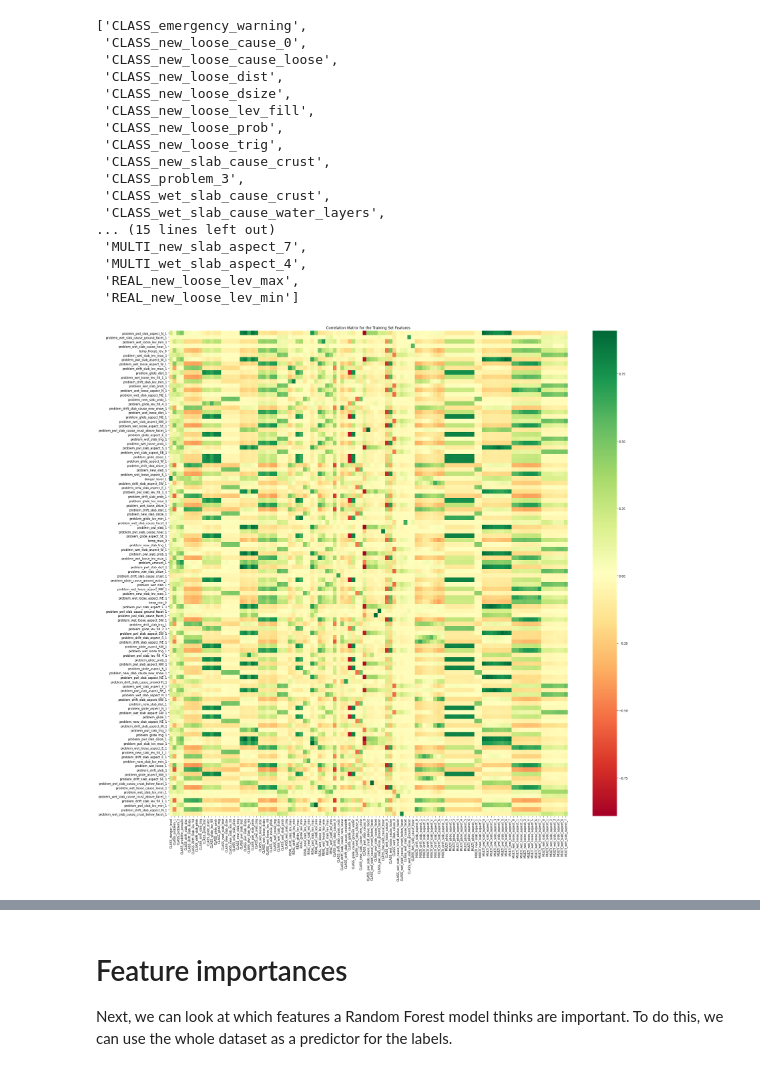
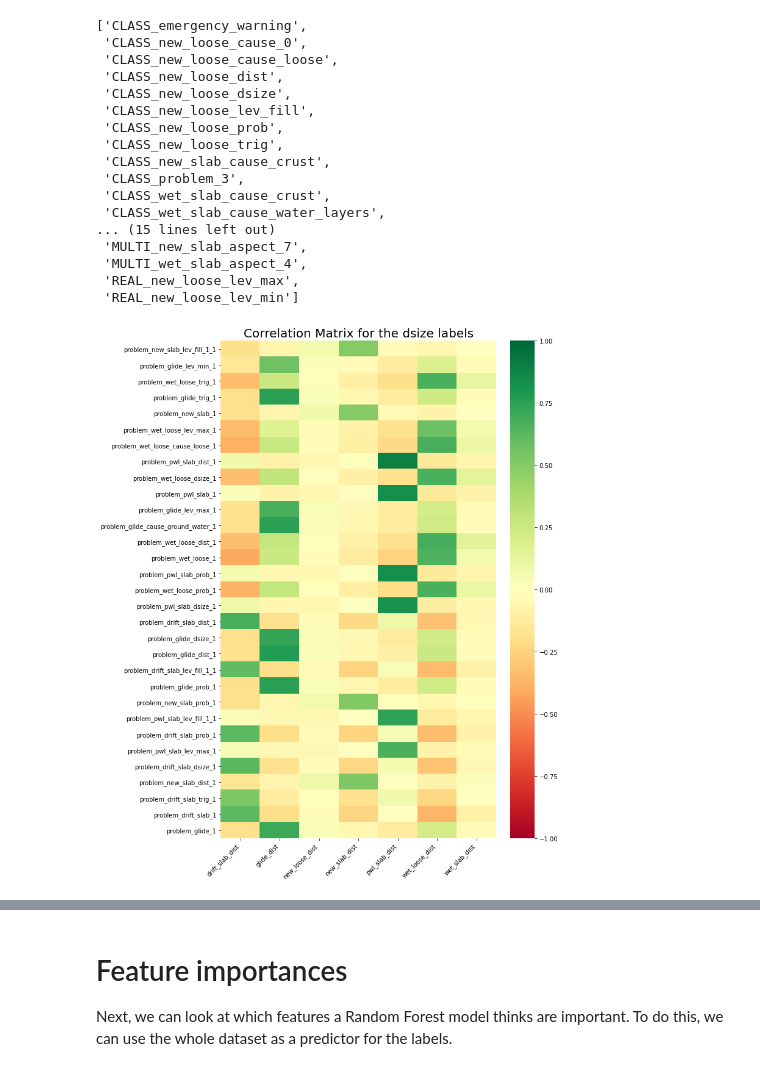
Before and after one commit to NVE/avalanche_ml, a Jupyter notebook: notebooks/analysis/1_feature_reduction.ipynb, the cells around one changed output, grey strips where cells are left out. Saved outputs shown, nothing was run; the diff lists cells and outputs as text; code cells hidden in the pictures.

Commit message:
updating feature reductions notebook so that the correlations analysis and feature importances only look at subsets of columns at the same time

```diff
--- a/notebooks/analysis/1_feature_reduction.ipynb
+++ b/notebooks/analysis/1_feature_reduction.ipynb
@@ -176,31 +159,6 @@ for i, row in enumerate(range(11)):
 10 ['11100011' nan nan nan '11111111' nan nan]
 # %% [markdown]
 Okay, so we see that at index 10, we have two values for a given region on a given day for the aspect on the avalanche bulletin. This is because more than one problem can be given at a time (up to 3, but most often 1 or 2). So we can't split this into 7 distinct columns, 1 for each aspect/avalanche problem combination, but instead we have to one-hot encode each of these columns into *8* different columns, for a total of 56 columns. This is disappointing when we are trying to cut down on the size of the data, but there is no other way around it unless we wanted to drop these columns altogether (which we don't).
-# %%
-def encode_aspects(l):
-    """
-    Encode the avalanche aspect columns in the labels of our data set.
-
-    Arguments:
-        l(DataFrame): labels for data set prior to encoding the aspect columns
-
-    Returns:
-        l(DataFrame): labels for data set after to encoding the aspect columns
-    """
-    aspect_columns = ['MULTI_drift_slab_aspect', 'MULTI_glide_aspect', 'MULTI_new_loose_aspect',
-                      'MULTI_new_slab_aspect', 'MULTI_pwl_slab_aspect', 'MULTI_wet_loose_aspect',
-                      'MULTI_wet_slab_aspect']
-
-    for column in aspect_columns:
-        for i in range(0, 8):
-            new_aspect_column = column + '_' + str(i)
-            aspect = [int(element[i]) for element in l.loc[:, column]]
-            l[new_aspect_column] = aspect
-            l[new_aspect_column] = l[new_aspect_column].astype(int)
-
-    l.drop(aspect_columns, axis=1, inplace=True)
-
-    return l
 # %%
 labels = encode_aspects(labels)
 labels.shape
@@ -242,0 +215,9 @@ check_label_types(labels)
+# %%
+dsize_cols = [col for col in labels.columns if 'dsize' in col]
+dist_cols = [col for col in labels.columns if 'dist' in col]
+trig_cols = [col for col in labels.columns if 'trig' in col]
+
+# lump danger level in with the problems, and then remove problem 3 (which almost never occurs)
+prob_cols = ['CLASS_danger_level'] + [col for col in labels.columns if 'prob' in col and col != 'CLASS_problem_3']
+
+prob_cols
@@ -295,7 +288,6 @@ sorted(correlations.loc[weak_correlations, :].index)
  'wind_speed_0']
 # %%
 drop_weak = correlations.loc[weak_correlations, :].index.values
-correlations.drop(drop_weak, inplace=True)
-correlations.shape
+correlations.drop(drop_weak).shape
 # %% [output]
 (110, 138)
@@ -330,15 +319,7 @@ sorted(correlations.loc[:, weak_labels].columns.values)
  'MULTI_wet_slab_aspect_4',
  'REAL_new_loose_lev_max',
  'REAL_new_loose_lev_min']
-# %%
-fig, ax = plt.subplots(figsize=(30, 30))
-
-sns.heatmap(correlations.drop(drop_weak_labels, axis=1),
-            xticklabels=correlations.drop(drop_weak_labels, axis=1).columns,
-            yticklabels=correlations.index, cmap='RdYlGn', ax=ax)
-
-ax.set_title('Correlation Matrix for the Training Set Features')
-
-plt.show()
-# %% [output]
-[figure, removed]
+# %%
+plot_correlations(correlations, dist_cols, 'dsize')
+# %% [output]
+[figure, added]
```
Also changed, not shown: parts of 33 cells of this notebook, 2 other files.
